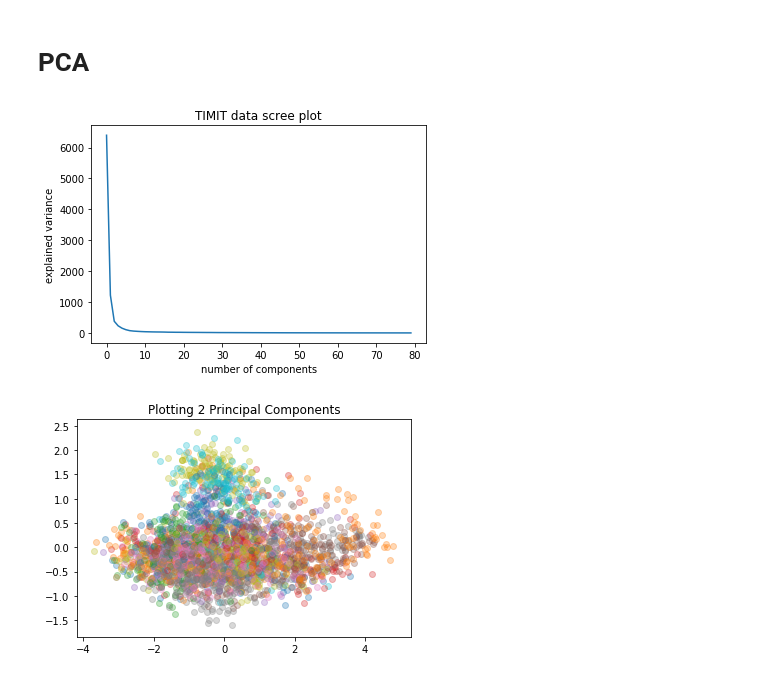
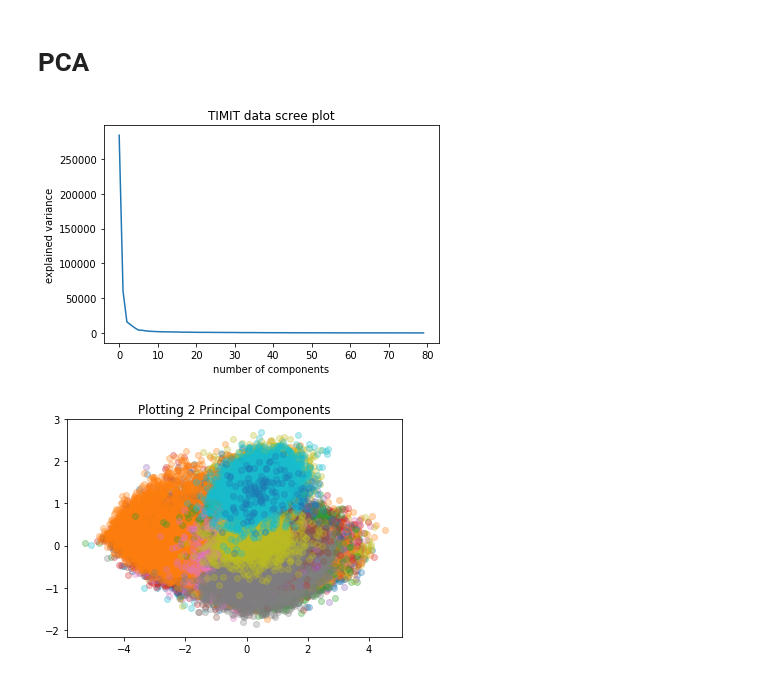
Before and after one commit to jarednielsen/speech2phone, a Jupyter notebook: experiments/random_forest_and_pca.ipynb, the cells around one changed output. Saved outputs shown, nothing was run; the diff lists cells and outputs as text; code cells hidden in the pictures.

Commit message:
preprocessing supports caching, example experiment updated

```diff
--- a/experiments/random_forest_and_pca.ipynb
+++ b/experiments/random_forest_and_pca.ipynb
@@ -26,0 +37,4 @@ done
+# %%
+_, thing = Preprocess.get_data(dataset='toy', preprocessor=Preprocess.mel, TIMIT_root='../TIMIT/TIMIT', y_type='one-hot')
+thing = np.unique(thing, axis=0)
+print(thing, len(thing))
@@ -27,7 +50,7 @@ done
 # %% [markdown]
 # Random Forest
 # %%
-rf = RandomForestClassifier(n_estimators=200, max_depth=30, random_state=42)
+rf = RandomForestClassifier(n_estimators=20, max_depth=30, random_state=42)
 rf.fit(X_train, y_train)
 rf.score(X_test, y_test)
 # %% [output]
@@ -35,12 +58,5 @@ rf.score(X_test, y_test)
 # %% [markdown]
 # XGBoost
-# %%
-# Converts our y "string" data to categorical data, necessary for XGBoost and PCA
-y_df = pd.DataFrame(y)
-y_df[0] = y_df[0].astype('category')
-y_ = y_df[0].values.codes
-y = y_
-X_train, X_test, y_train, y_test = train_test_split(X, y, test_size=0.3, random_state=42)
 # %%
 dtrain = xgb.DMatrix(X_train, label=y_train)
 dtest = xgb.DMatrix(X_test, label=y_test)
@@ -126,8 +158,8 @@ class PCA:
             predicted.append(max(similarities, key=lambda x: x[0])[1])
         return predicted
 # %%
-pca_timit = PCA(X, y=y)
-n, d = X.shape
+pca_timit = PCA(X_train, y=y_train)
+n, d = X_train.shape
 fig = plt.figure()
 plt.plot(np.arange(d), pca_timit.sig)
 plt.xlabel("number of components")
@@ -142,17 +174,17 @@ while p < .9:
 #     print(i, p)
     i+=1
 # %% [output]
-[figure, old version]
+[figure, new version]
 # %%
 pca_timit.update_s(2)
 A = np.vstack([pca_timit.a, pca_timit.y])
-for i in np.unique(y):
+for i in np.unique(y_train):
     curr_a = A.T[A[2] == i][:, :2]
     plt.scatter(curr_a[:, 0], curr_a[:, 1], alpha=0.3)
 plt.title("Plotting 2 Principal Components")
 plt.show()
 # %% [output]
-[figure, old version]
+[figure, new version]
 # %%
 pca_train = PCA(X_train, y=y_train, s=20, center=False)
 y_pred = pca_train.predict(X_test)
```
Also changed, not shown: parts of 11 cells of this notebook, 1 other file.
